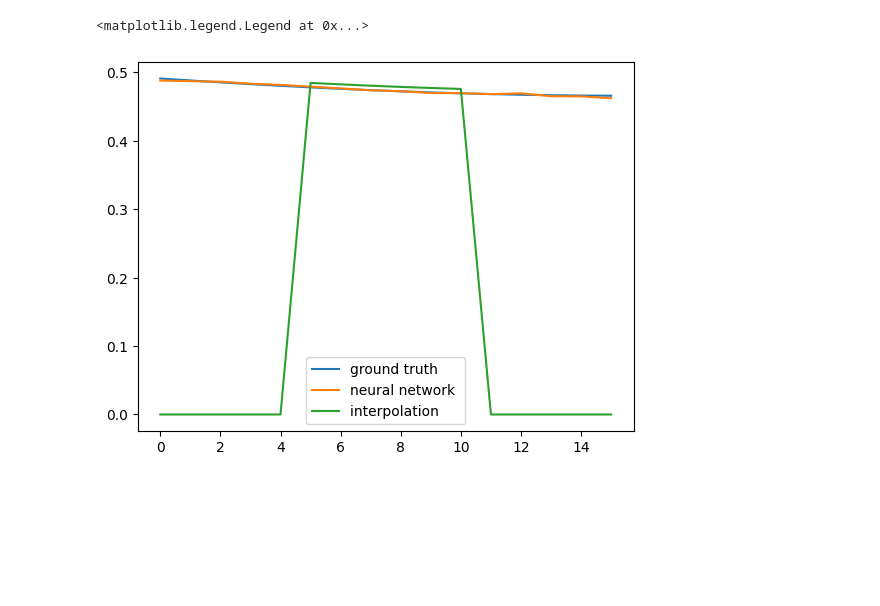
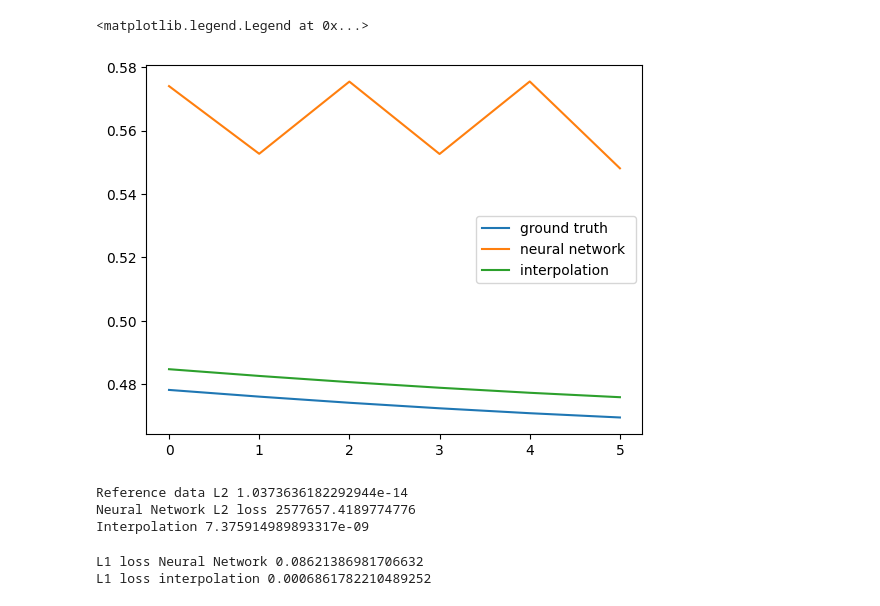
Before and after one commit to ThomasHelfer/TorchGRTL, a Jupyter notebook: notebook.ipynb, the cells around one changed output. Saved outputs shown, nothing was run; the diff lists cells and outputs as text; code cells hidden in the pictures; blank space fills up the shorter version.

```diff
--- a/notebook.ipynb
+++ b/notebook.ipynb
@@ -160,7 +130,9 @@ Input Shape: torch.Size([1, 104, 32, 32, 32])
 Output Shape: torch.Size([1, 25, 64, 64, 64])
 # %%
-optimizerBFGS = torch.optim.LBFGS(net.parameters(), lr=0.1) # Use LBFGS sometimes, it really does do magic sometimes, though its a bit of a diva
-optimizerADAM = torch.optim.Adam(net.parameters(), lr=0.00001)
+optimizerBFGS = torch.optim.LBFGS(
+    net.parameters(), lr=0.1
+)  # Use LBFGS sometimes, it really does do magic sometimes, though its a bit of a diva
+optimizerADAM = torch.optim.Adam(net.parameters(), lr=0.0001)
 # %%
 # Define the ratio for the split (e.g., 80% train, 20% test)
 train_ratio = 0.8
@@ -171,9 +143,10 @@ num_samples = len(dataX)
 num_train = int(train_ratio * num_samples)
 num_test = num_samples - num_train
 
-X_train_torch = dataX[:num_train].permute(0, 4, 1, 2, 3).to(device)
-X_test_torch = dataX[num_train:].permute(0, 4, 1, 2, 3).to(device)
-# Create DataLoader for batching
-#train_loader = DataLoader(dataset=TensorDataset(X_train_torch, y_train_torch), batch_size=batch_size, shuffle=False, pin_memory=True, num_workers=0)
-#test_loader = DataLoader(dataset=TensorDataset(X_test_torch, y_test_torch), batch_size=batch_size, shuffle=False, num_workers=0)  # Batch size for test can be larger if you have the memory
+train_torch = dataX[:num_train].permute(0, 4, 1, 2, 3).to(device)
+test_torch = dataX[num_train:].permute(0, 4, 1, 2, 3).to(device)
+
+# Create DataLoader for batching -- in case data gets larger
+# train_loader = DataLoader(dataset=TensorDataset(X_train_torch, y_train_torch), batch_size=batch_size, shuffle=False, pin_memory=True, num_workers=0)
+# test_loader = DataLoader(dataset=TensorDataset(X_test_torch, y_test_torch), batch_size=batch_size, shuffle=False, num_workers=0)  # Batch size for test can be larger if you have the memory
 # %%
@@ -311,5 +287,5 @@ writer.close()
 # %%
-#Get comparison with classical methods
+# Get comparison with classical methods
 from GeneralRelativity.Interpolation import *
 
 # Interpolation compared to what is used typically in codes ( we interpolate between 6 values with polynomials x^i y^k z^k containing powers up to 3)
@@ -318,9 +294,12 @@ power = 3
 shape = X_batch.shape
 interpolation = interp(points, power)
 ghosts = int(math.ceil(points / 2))
-shape_higher_order = (shape[-1]-2* ghosts)*2 + 2
+shape_higher_order = (shape[-1] - 2 * ghosts) * 2 + 2
 
 y_interpolated, _ = interpolation(X_batch)
+y_interpolated_buffer = torch.zeros_like(y_batch)
+diff = (y_batch.shape[-1] - y_interpolated.shape[-1]) // 2
+y_interpolated_buffer[:, :, diff:-diff, diff:-diff, diff:-diff] = y_interpolated
 # %%
 box = 0
 channel = 0
@@ -340,14 +319,52 @@ plt.imshow(y_interpolated_buffer[box,channel,:,:,slice].detach().cpu().numpy())
 # %%
 box = 5
 channel = 0
 slice = 5
-plt.plot(y_batch[box,channel,:,slice,slice].detach().cpu().numpy(),label = 'ground truth')
-plt.plot(y_pred[box,channel,:,slice,slice].detach().cpu().numpy(),label = 'neural network ')
-plt.plot(y_interpolated_buffer[box,channel,:,slice,slice].detach().cpu().numpy(),label = 'interpolation ')
+plt.plot(
+    y_batch[box, channel, diff:-diff, slice, slice].detach().cpu().numpy(),
+    label="ground truth",
+)
+plt.plot(
+    y_pred[box, channel, diff:-diff, slice, slice].detach().cpu().numpy(),
+    label="neural network ",
+)
+plt.plot(
+    y_interpolated_buffer[box, channel, diff:-diff, slice, slice]
+    .detach()
+    .cpu()
+    .numpy(),
+    label="interpolation ",
+)
 plt.legend()
 # %% [output]
 <matplotlib.legend.Legend at 0x...>
-[figure, old version]
+[figure, new version]
+# %%
+# Calculate L2Ham performance
+my_loss = Hamiltonian_loss(oneoverdx)
+print(
+    f"Reference data L2 {my_loss(y_batch[:, :, diff:-diff, diff:-diff, diff:-diff], torch.tensor([])).detach().numpy()}"
+)
+print(
+    f"Neural Network L2 loss {my_loss(y_pred[:, :, diff:-diff, diff:-diff, diff:-diff], torch.tensor([])).detach().numpy()}"
+)
+print(f"Interpolation {my_loss(y_interpolated, torch.tensor([])).detach().numpy()}")
+# %% [output]
+Reference data L2 1.0373636182292944e-14
+Neural Network L2 loss 2577657.4189774776
+Interpolation 7.375914989893317e-09
+# %%
+# Calculate L1 performance
+my_loss = torch.nn.L1Loss()
+print(
+    f"L1 loss Neural Network {my_loss(y_pred[:, :, diff:-diff, diff:-diff, diff:-diff], y_batch[:, :, diff:-diff, diff:-diff, diff:-diff])}"
+)
+print(
+    f"L1 loss interpolation {my_loss(y_interpolated, y_batch[:, :, diff:-diff, diff:-diff, diff:-diff])}"
+)
+# %% [output]
+L1 loss Neural Network 0.08621386981706632
+L1 loss interpolation 0.0006861782210489252
 # %%
 # Writing out network and scaler
 torch.save(net.state_dict(), file_path)
```
Also changed, not shown: parts of 13 cells of this notebook.
